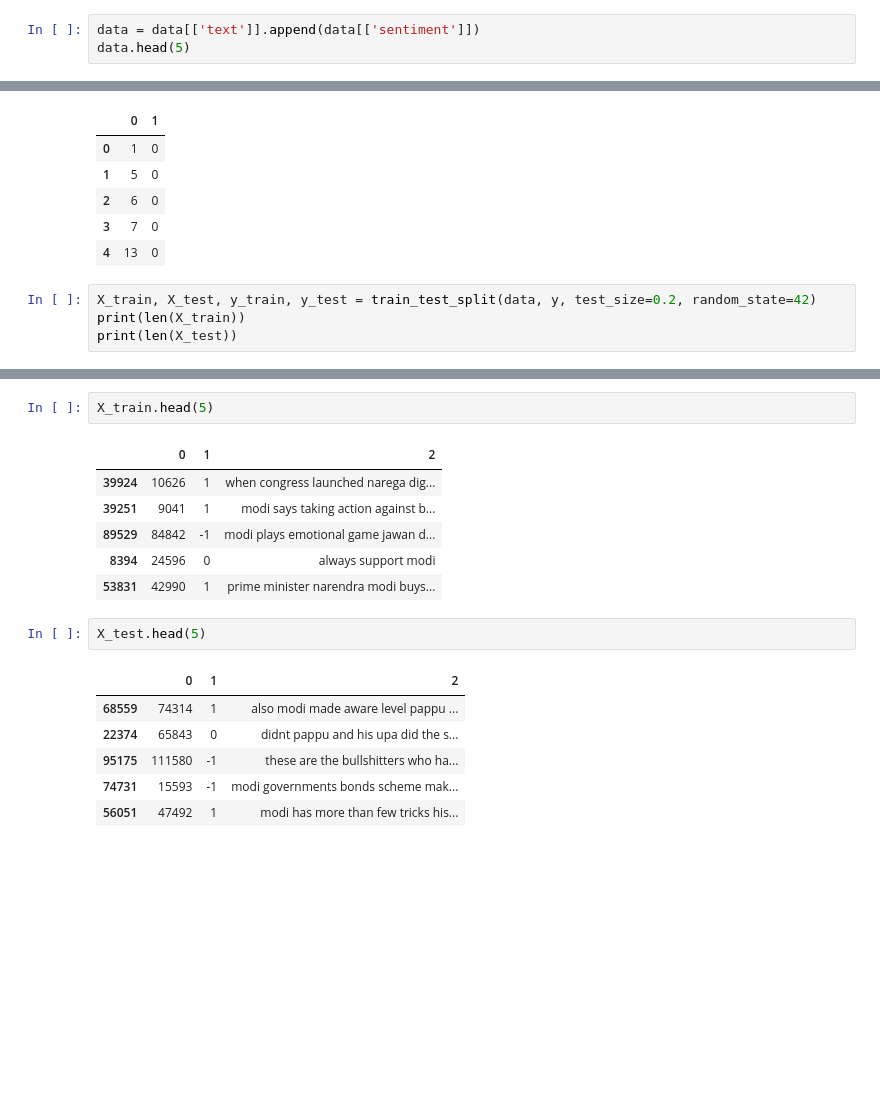
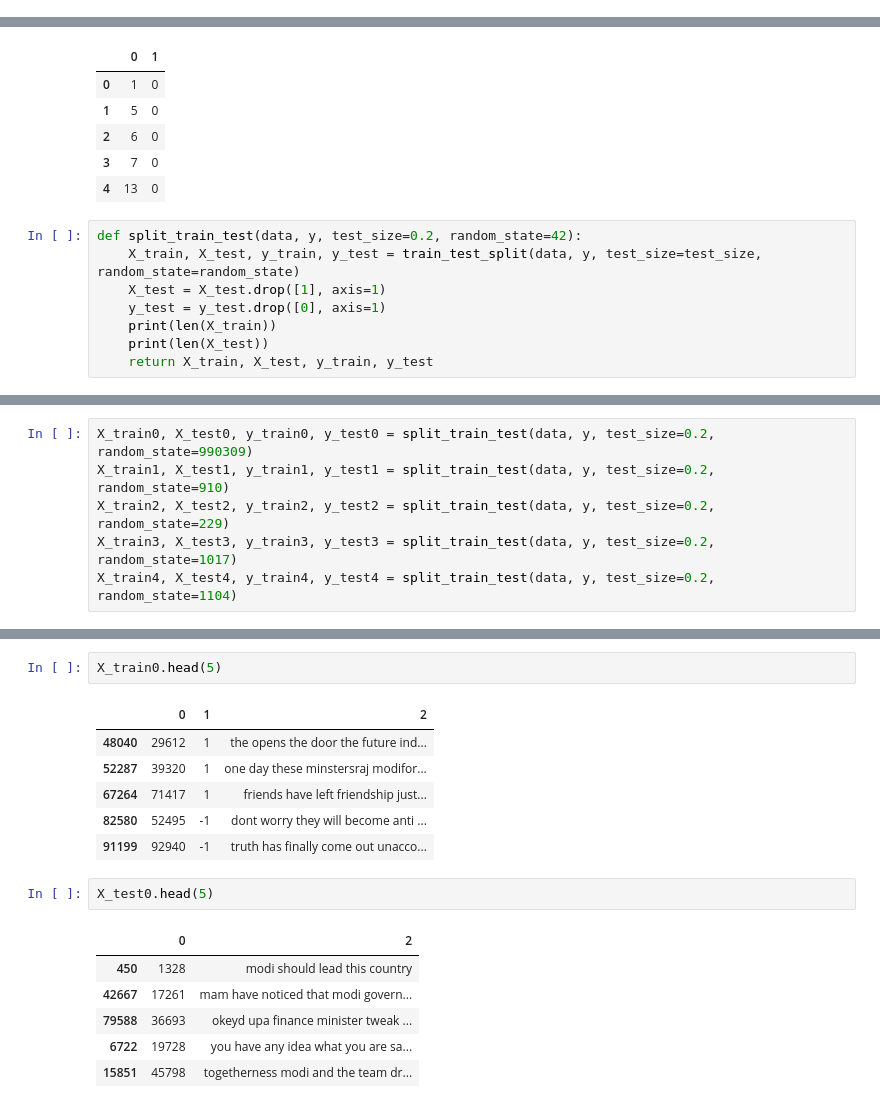
Before and after one commit to MinSuan96/TwitterSA, a Jupyter notebook: code/data-splitting.ipynb, the cells around one changed output, grey strips where cells are left out. Drawn from its saved outputs; the diff is of its cells as text; blank space fills up the shorter version.

```diff
--- a/code/data-splitting.ipynb
+++ b/code/data-splitting.ipynb
@@ -57,3 +71,0 @@ len(data.loc[data['sentiment'] == 'positive'])
-# %%
-data = data[['text']].append(data[['sentiment']])
-data.head(5)
@@ -86,6 +88,10 @@ y.head(5)
 | 3 | 7 | 0 |
 | 4 | 13 | 0 |
 # %%
-X_train, X_test, y_train, y_test = train_test_split(data, y, test_size=0.2, random_state=42)
-print(len(X_train))
-print(len(X_test))
+def split_train_test(data, y, test_size=0.2, random_state=42):
+    X_train, X_test, y_train, y_test = train_test_split(data, y, test_size=test_size, random_state=random_state)
+    X_test = X_test.drop([1], axis=1)
+    y_test = y_test.drop([0], axis=1)
+    print(len(X_train))
+    print(len(X_test))
+    return X_train, X_test, y_train, y_test
@@ -94,0 +98,6 @@ print(len(X_test))
+# %%
+X_train0, X_test0, y_train0, y_test0 = split_train_test(data, y, test_size=0.2, random_state=990309)
+X_train1, X_test1, y_train1, y_test1 = split_train_test(data, y, test_size=0.2, random_state=910)
+X_train2, X_test2, y_train2, y_test2 = split_train_test(data, y, test_size=0.2, random_state=229)
+X_train3, X_test3, y_train3, y_test3 = split_train_test(data, y, test_size=0.2, random_state=1017)
+X_train4, X_test4, y_train4, y_test4 = split_train_test(data, y, test_size=0.2, random_state=1104)
@@ -95,19 +115,19 @@ print(len(X_test))
 # %%
-X_train.head(5)
+X_train0.head(5)
 # %% [output]
 |  | 0 | 1 | 2 |
-| 39924 | 10626 | 1 | when congress launched narega dig... |
-| 39251 | 9041 | 1 | modi says taking action against b... |
-| 89529 | 84842 | -1 | modi plays emotional game jawan d... |
-| 8394 | 24596 | 0 | always support modi |
-| 53831 | 42990 | 1 | prime minister narendra modi buys... |
+| 48040 | 29612 | 1 | the opens the door the future ind... |
+| 52287 | 39320 | 1 | one day these minstersraj modifor... |
+| 67264 | 71417 | 1 | friends have left friendship just... |
+| 82580 | 52495 | -1 | dont worry they will become anti ... |
+| 91199 | 92940 | -1 | truth has finally come out unacco... |
 # %%
-X_test.head(5)
+X_test0.head(5)
 # %% [output]
-|  | 0 | 1 | 2 |
-| 68559 | 74314 | 1 | also modi made aware level pappu ... |
-| 22374 | 65843 | 0 | didnt pappu and his upa did the s... |
-| 95175 | 111580 | -1 | these are the bullshitters who ha... |
-| 74731 | 15593 | -1 | modi governments bonds scheme mak... |
-| 56051 | 47492 | 1 | modi has more than few tricks his... |
+|  | 0 | 2 |
+| 450 | 1328 | modi should lead this country |
+| 42667 | 17261 | mam have noticed that modi govern... |
+| 79588 | 36693 | okeyd upa finance minister tweak ... |
+| 6722 | 19728 | you have any idea what you are sa... |
+| 15851 | 45798 | togetherness modi and the team dr... |
 # %%
```
Also changed, not shown: parts of 14 cells of this notebook, 20 other files.
